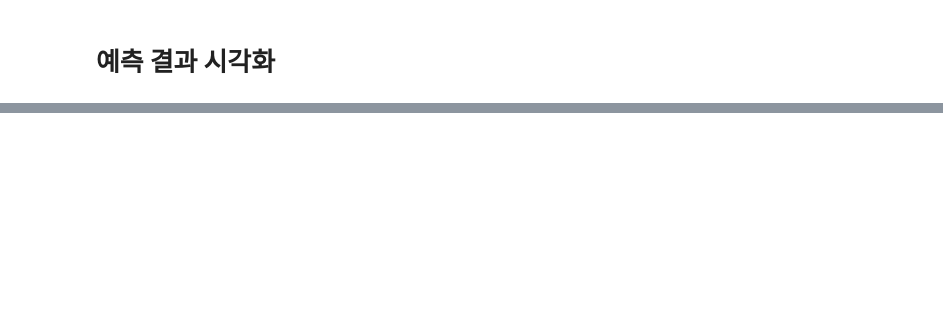
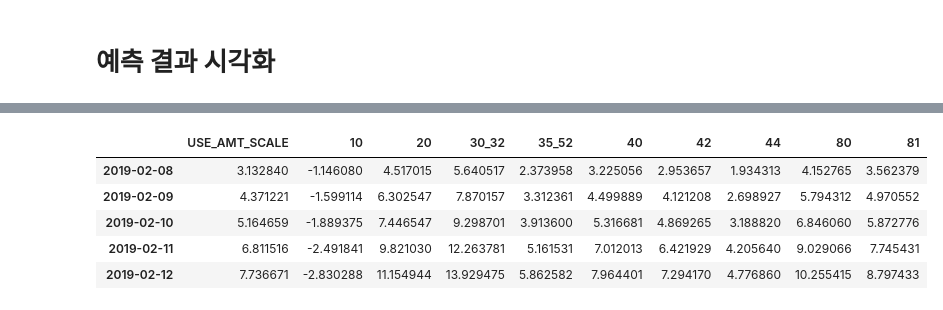
Before and after one commit to yoouza/bigcontest, a Jupyter notebook: estimation/News_Estimation.ipynb, the cells around one changed output, grey strips where cells are left out. Drawn from its saved outputs; the diff is of its cells as text; code cells hidden in the pictures; blank space fills up the shorter version.

```diff
--- a/estimation/News_Estimation.ipynb
+++ b/estimation/News_Estimation.ipynb
@@ -223,0 +292,3 @@ fmt = '.2f', linewidths=.5, cmap='Blues')
+# %%
+corr_predict = np.array(card_data.corr()['predict'].to_list())
+predict_result = np.array(news_predict['predict'].to_list())
@@ -223,0 +300,15 @@ fmt = '.2f', linewidths=.5, cmap='Blues')
+# %%
+predict_date = card_data.index.to_list()
+predict_col = card_data.columns.to_list()
+# %%
+text_result = np.dot(corr_predict.reshape(len(corr_predict), 1), predict_result.reshape(1, len(predict_result))) * 100
+text_predict = pd.DataFrame(text_result.T, index=predict_date, columns=predict_col)
+text_predict = text_predict.drop(['predict'], axis=1)
+text_predict.head()
+# %% [output]
+|  | USE_AMT_SCALE | 10 | 20 | 30_32 | 35_52 | 40 | 42 | 44 | 80 | 81 |
+| 2019-02-08 | 3.132840 | -1.146080 | 4.517015 | 5.640517 | 2.373958 | 3.225056 | 2.953657 | 1.934313 | 4.152765 | 3.562379 |
+| 2019-02-09 | 4.371221 | -1.599114 | 6.302547 | 7.870157 | 3.312361 | 4.499889 | 4.121208 | 2.698927 | 5.794312 | 4.970552 |
+| 2019-02-10 | 5.164659 | -1.889375 | 7.446547 | 9.298701 | 3.913600 | 5.316681 | 4.869265 | 3.188820 | 6.846060 | 5.872776 |
+| 2019-02-11 | 6.811516 | -2.491841 | 9.821030 | 12.263781 | 5.161531 | 7.012013 | 6.421929 | 4.205640 | 9.029066 | 7.745431 |
+| 2019-02-12 | 7.736671 | -2.830288 | 11.154944 | 13.929475 | 5.862582 | 7.964401 | 7.294170 | 4.776860 | 10.255415 | 8.797433 |
```
Also changed, not shown: parts of 20 cells of this notebook.
